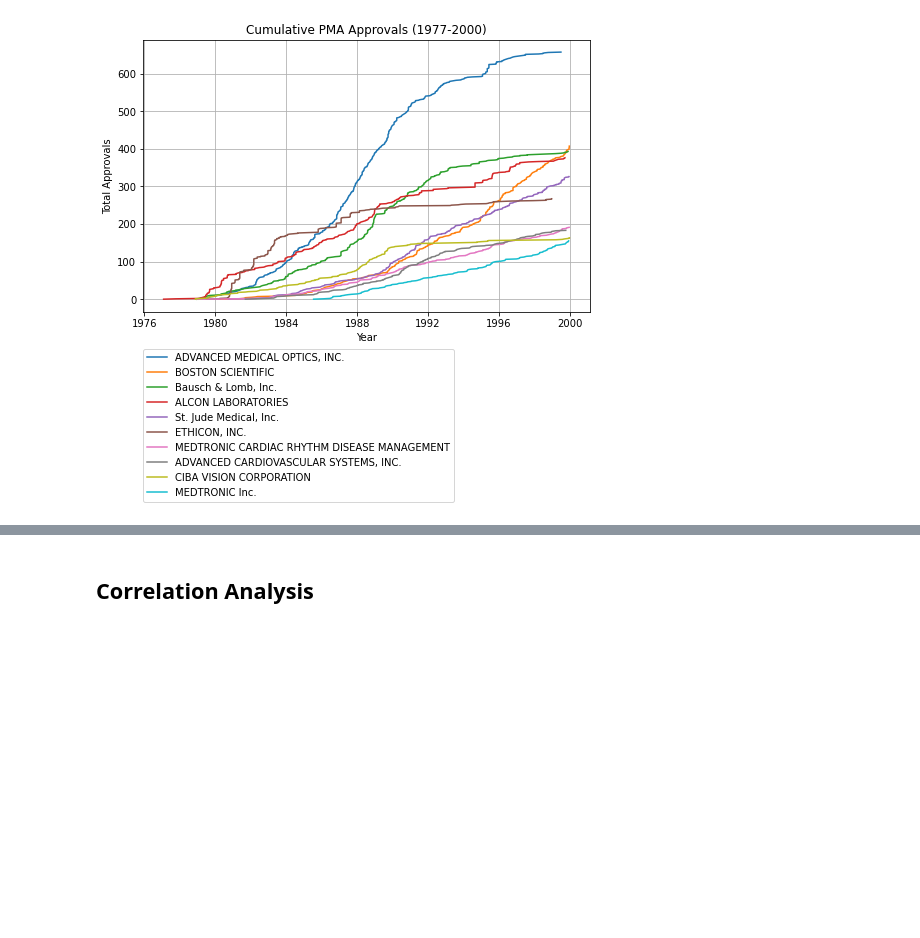
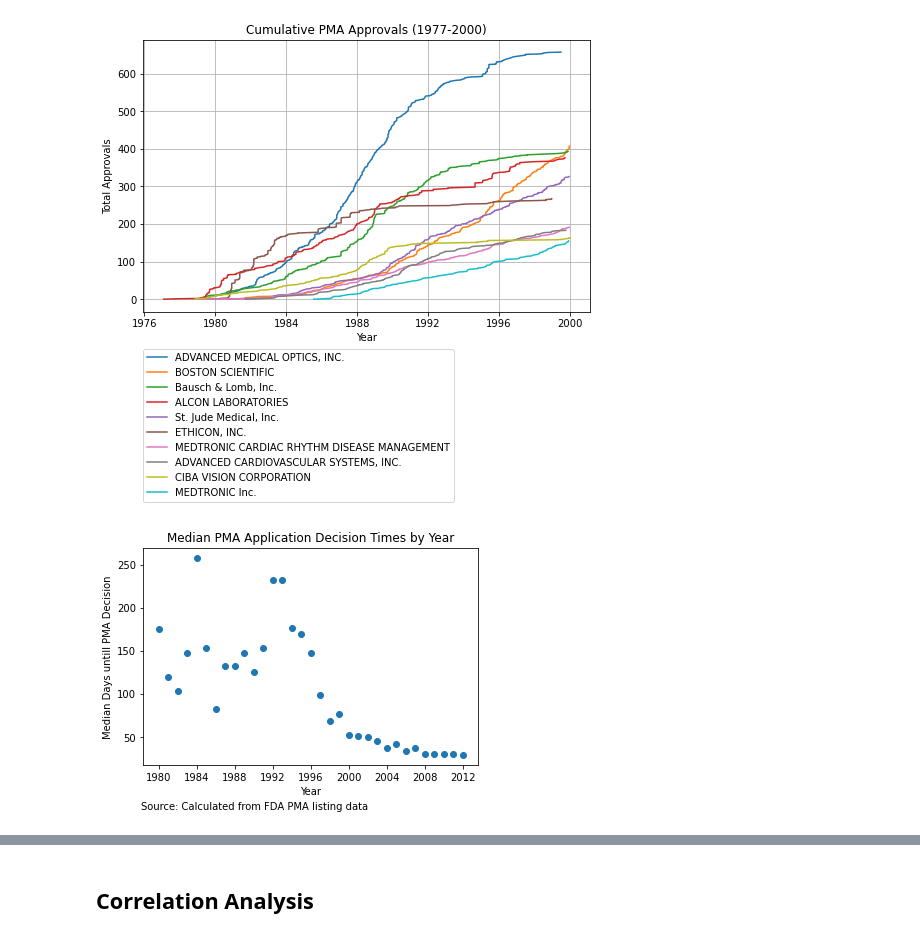
Before and after one commit to BriceB-20/Medical-Device-Project, a Jupyter notebook: Industry_Analysis.ipynb, the cells around one changed output, grey strips where cells are left out. Saved outputs shown, nothing was run; the diff lists cells and outputs as text; code cells hidden in the pictures; blank space fills up the shorter version.

Commit message:
charts update

```diff
--- a/Industry_Analysis.ipynb
+++ b/Industry_Analysis.ipynb
@@ -16,7 +16,7 @@ print(plt.style.available)
 Data Source: NBER-CES Manufacturing Industry Database (1958 to 2011)
 https://www.nber.org/research/data/nber-ces-manufacturing-industry-database
 # %%
-df = pd.read_excel(r"Statistical Data/NBER-CES Manufacturing Industry Data/NBER-CES Manufacturing Industry Database (sic5811).xls")
+df = pd.read_excel("Statistical Data/NBER-CES Manufacturing Industry Data/NBER-CES Manufacturing Industry Database (sic5811).xls")
 # %%
 device_sic = [3693, 3841, 3842, 3843, 3851]  # From "Managing the Medical Arms Race." Not all SIC codes in dataset
 # %%
@@ -453,3 +453,30 @@ pma_activity_popular(raw_pma.loc[raw_pma.DATERECEIVED.between(datetime(1977, 1,
                      firm_data=True)
 # %% [output]
 [figure]
+# %%
+raw_pma = pd.read_csv("./Statistical Data/FDA Device Registration and Lising/pma.txt", sep = "|",
+                     parse_dates=["DATERECEIVED", "DECISIONDATE"], date_parser=lambda x: pd.to_datetime(x, format="%m/%d/%Y"))
+
+def pma_decisions(pma_df, offset_code, title, ylabel, median=False):
+    'Calculate median number of days for a PMA decision in each year or the total number of PMAs recived in a year'
+    pma_df.set_index(pma_df["DATERECEIVED"], inplace=True)
+
+    if median is True:
+        years = pma_df.resample(offset_code).agg(lambda x: (x["DECISIONDATE"] - x["DATERECEIVED"]).median().days)
+    else:
+        years = pma_df.resample("AS")["PMANUMBER"].count()
+
+    plt.title(f"{title}")
+    #plt.grid(True)
+    plt.xlabel("Year")
+    plt.ylabel(f"{ylabel}")
+    plt.figtext(0.12, -.03, "Source: Calculated from FDA PMA listing data")
+
+    plt.scatter(years.index, years.values)
+    plt.show()
+
+    return years
+# %%
+decision_time_list = pma_decisions(pma_df=raw_pma.loc[raw_pma.DATERECEIVED.between(datetime(1980, 1, 1), datetime(2013, 1, 1))], offset_code="AS", title="Median PMA Application Decision Times by Year", ylabel="Median Days untill PMA Decision", median=True)
+# %% [output]
+[figure, added]
```
Also changed, not shown: parts of 4 cells of this notebook.
